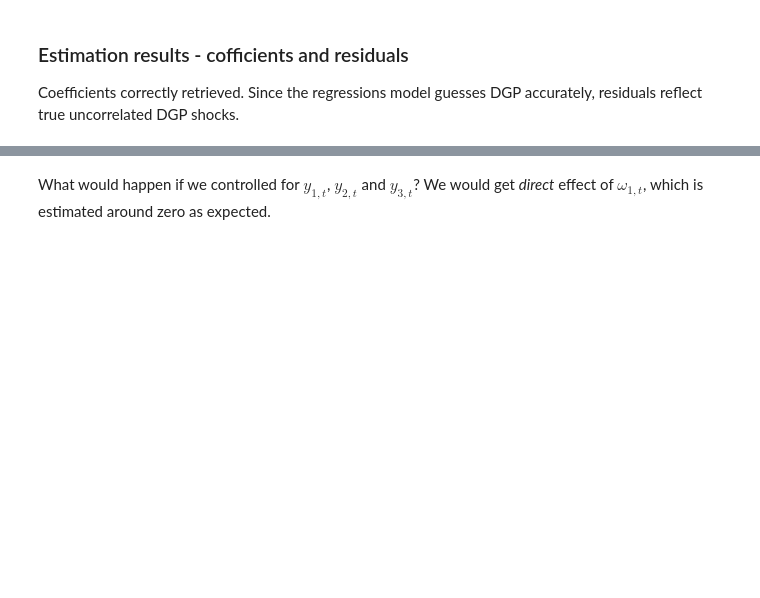
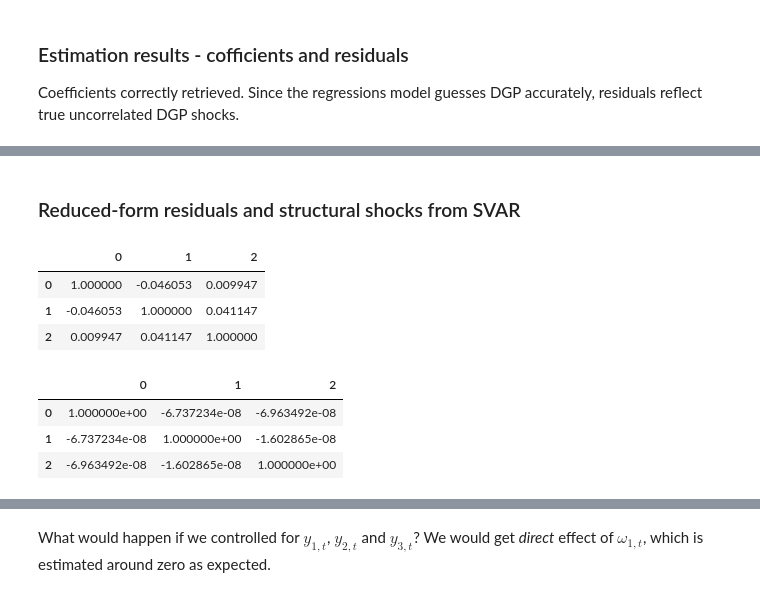
Before and after one commit to NoobQuant/Data_Science_Projects, a Jupyter notebook: stats/causality/ts_causality_2.ipynb, the cells around one changed output, grey strips where cells are left out. Drawn from its saved outputs; the diff is of its cells as text; code cells hidden in the pictures; blank space fills up the shorter version.

Commit message:
structural shocks for ts_causality_2

```diff
--- a/stats/causality/ts_causality_2.ipynb
+++ b/stats/causality/ts_causality_2.ipynb
@@ -230,4 +244,20 @@ AIC:                   -0.0940460    Det(Omega_mle):        0.899394
 y1    1.000000 -0.046053  0.009947
 y2   -0.046053  1.000000  0.041147
 y3    0.009947  0.041147  1.000000
+# %% [markdown]
+### Reduced-form residuals and structural shocks from SVAR
+# %%
+display(pd.DataFrame(np.corrcoef(res1_svar.resid, rowvar=False)))
+# Put structural shocks into data frame; make sure time index matches as series is of length len(df)-1
+resid1_structural = pd.DataFrame(np.matmul(res1_svar.A, res1_svar.resid.T).T, columns=df.columns, index=list(range(1, len(res1_svar.resid)+1)))
+display(pd.DataFrame(np.corrcoef(resid1_structural, rowvar=False)))
+# %% [output]
+|  | 0 | 1 | 2 |
+| 0 | 1.000000 | -0.046053 | 0.009947 |
+| 1 | -0.046053 | 1.000000 | 0.041147 |
+| 2 | 0.009947 | 0.041147 | 1.000000 |
+|  | 0 | 1 | 2 |
+| 0 | 1.000000e+00 | -6.737234e-08 | -6.963492e-08 |
+| 1 | -6.737234e-08 | 1.000000e+00 | -1.602865e-08 |
+| 2 | -6.963492e-08 | -1.602865e-08 | 1.000000e+00 |
 # %% [markdown]
```
Also changed, not shown: parts of 46 cells of this notebook.
